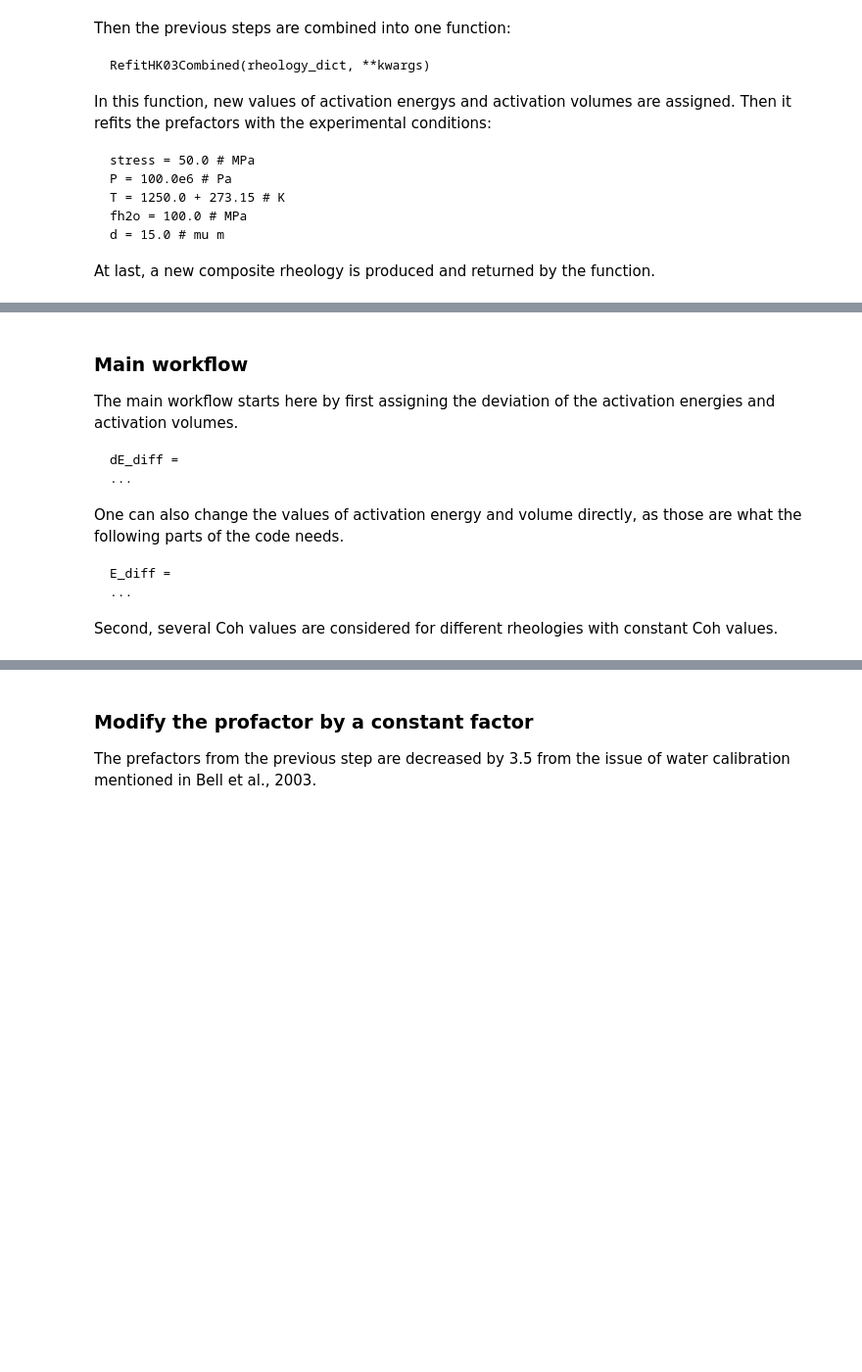
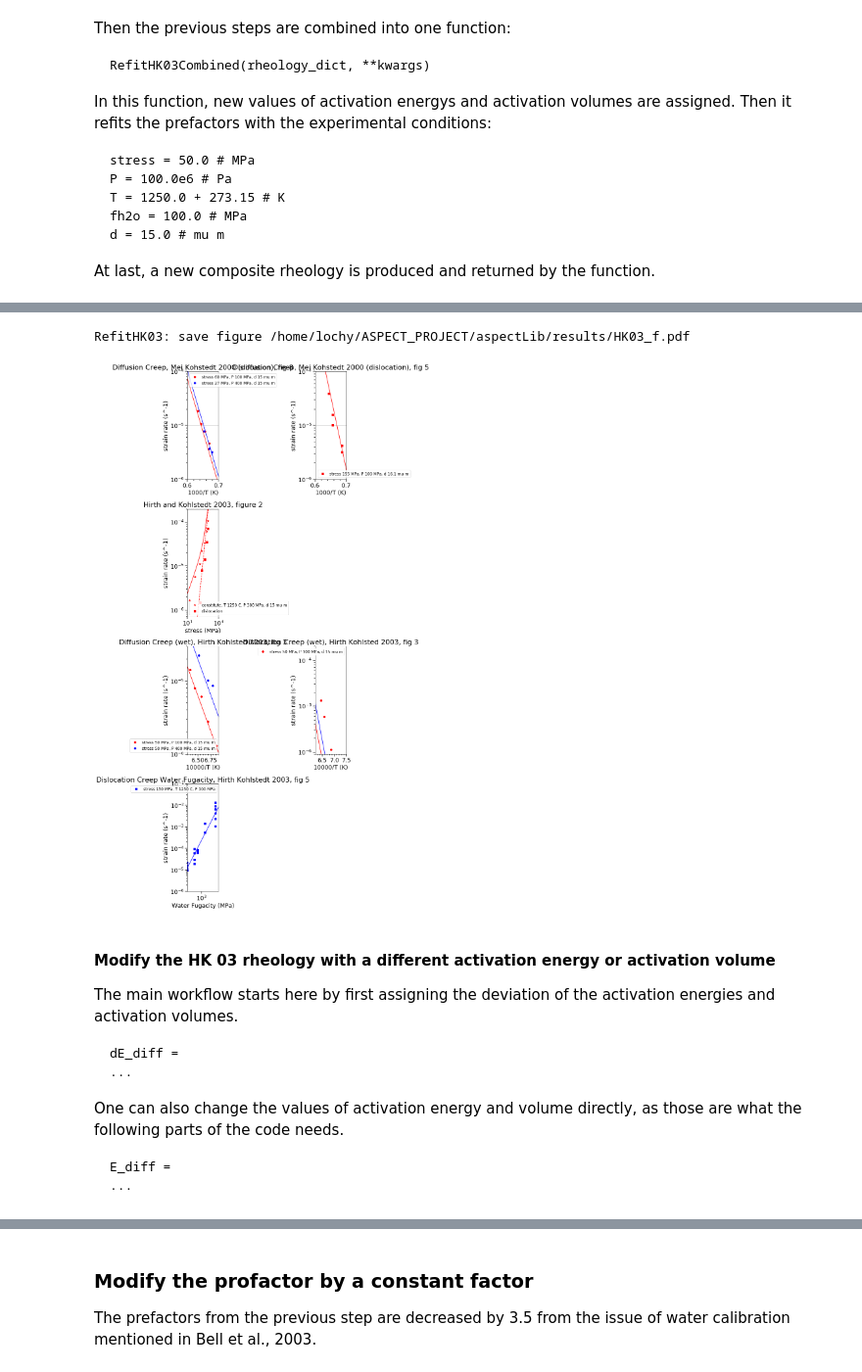
Before and after one commit to lhy11009/aspectLib, a Jupyter notebook: jupyter_notebooks/Rheology/refit_HK03.ipynb, the cells around one changed output, grey strips where cells are left out. Shown at 98% size. Drawn from its saved outputs; the diff is of its cells as text; code cells hidden in the pictures; blank space fills up the shorter version.

```diff
--- a/jupyter_notebooks/Rheology/refit_HK03.ipynb
+++ b/jupyter_notebooks/Rheology/refit_HK03.ipynb
@@ -35,6 +35,8 @@ from shutil import rmtree, copy
 from matplotlib import pyplot as plt
 from matplotlib import gridspec, cm
 from matplotlib import patches as mpatches
+
+plt.style.use('publication_lhy11009')
 
 R = 8.314
 
@@ -376,5 +175,16 @@ def RefitHK03Combined(rheology_dict, **kwargs):
+# %%
+# read the parameters from HK 03.
+# water is in the water fugacity
+diffusion_creep, dislocation_creep = Rheology.GetRheology("HK03_f", use_coh=False)
+rheology_dict = {'diffusion': diffusion_creep, 'dislocation': dislocation_creep}
+
+# plot the old result
+Rheology.RefitHK03(rheology_dict, "HK03_f", RESULT_DIR, plot_title=False)
+# %% [output]
+RefitHK03: save figure /home/lochy/ASPECT_PROJECT/aspectLib/results/HK03_f.pdf
+[figure, added]
 # %% [markdown]
-### Main workflow
+#### Modify the HK 03 rheology with a different activation energy or activation volume
 
 The main workflow starts here by first assigning the deviation of the activation energies and activation volumes.
 
@@ -385,8 +195,6 @@ One can also change the values of activation energy and volume directly, as thos
 
     E_diff =
     ...
-
-Second, several Coh values are considered for different rheologies with constant Coh values.
 # %%
 # parse parameters
 # the deviations to the activation energies and activation volumes.
```
Also changed, not shown: parts of 7 cells of this notebook, 1 other file.
